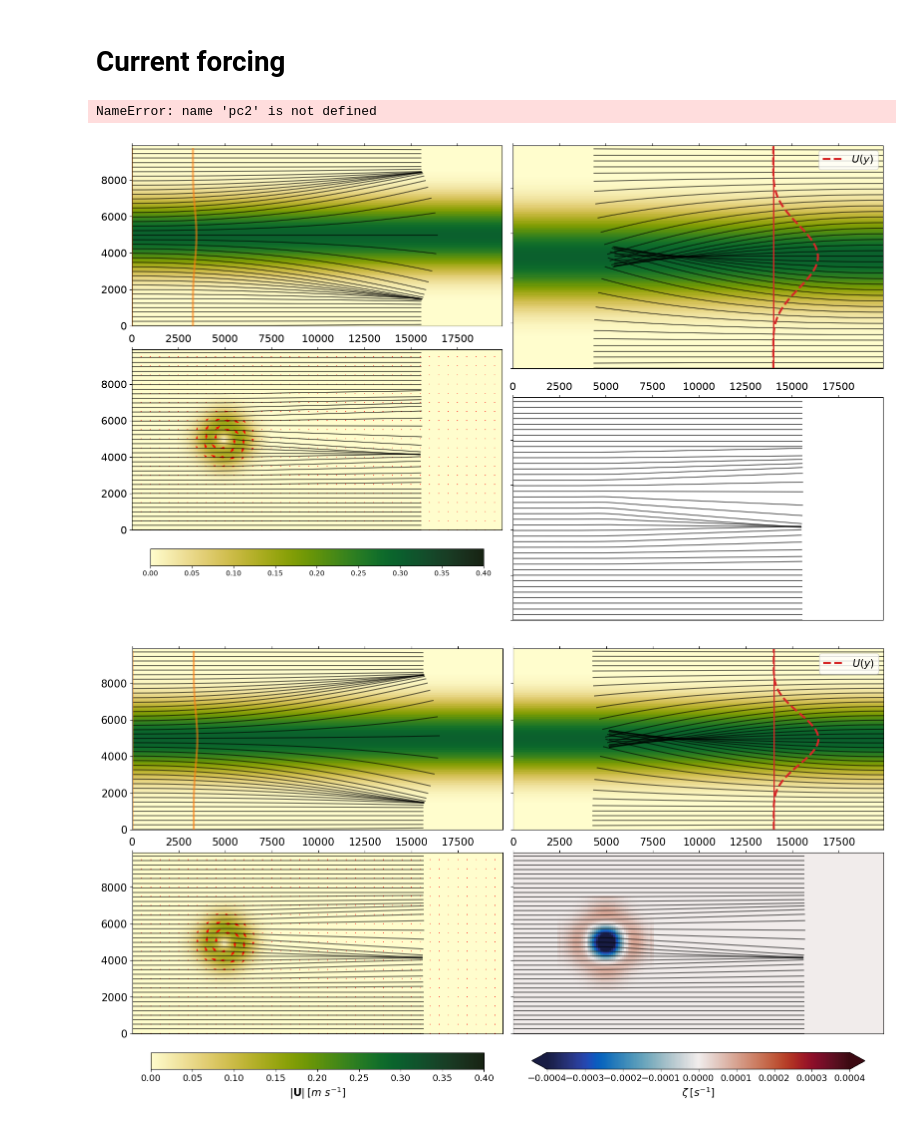
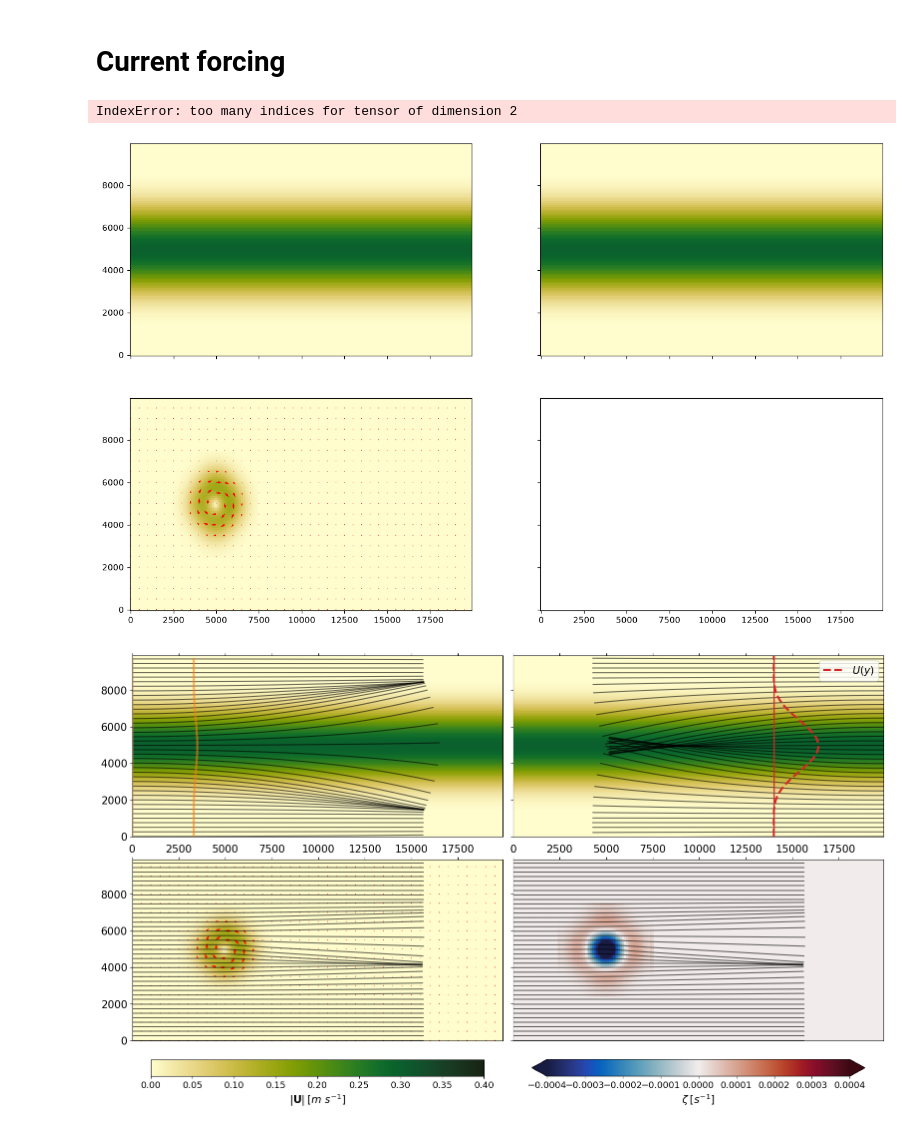
Before and after one commit to OneBoot/ocean_wave_tracing-torch-, a Jupyter notebook: notebooks/idealized_examples.ipynb, the cells around one changed output. Saved outputs shown, nothing was run; the diff lists cells and outputs as text; code cells hidden in the pictures.

```diff
--- a/notebooks/idealized_examples.ipynb
+++ b/notebooks/idealized_examples.ipynb
@@ -87,39 +87,39 @@ qu=ax[1,0].quiver(wt_eddy.x[::q_step],wt_eddy.y[::q_step],
                   wt_eddy.U[0,::q_step,::q_step],wt_eddy.V[0,::q_step,::q_step],
                   color='r', scale=8)
 
-#pc2=ax[1,1].pcolormesh(wt_eddy.x,wt_eddy.y,vorticity[0,:,:],shading='auto',cmap=cmocean.cm.balance,vmin=-4e-4,vmax=4e-4)
+pc2=ax[1,1].pcolormesh(wt_eddy.x,wt_eddy.y,vorticity[0,:],shading='auto',cmap=cmocean.cm.balance,vmin=-4e-4,vmax=4e-4)
 
 #for i,aax in enumerate(ax.flatten()):
 for i,aax in enumerate([ax[0,0],ax[0,1],ax[1,0],ax[1,1]]):
     wt =cases[i]
     for i in range(0,wt_eddy.nb_wave_rays,5):
         aax.plot(wt.ray_x[i,:],wt.ray_y[i,:],'-k',alpha=0.6)
     aax.tick_params(labelsize=fs)
     aax.xaxis.tick_top()
 
 ax[0,0].set_xlim([X0,XN])
 ax[0,0].set_ylim([Y0,YN])
 
 idts = np.arange(0,nt-140,40)
 ax[0,0].plot(wt_jet.ray_x[::5,idts],wt_jet.ray_y[::5,idts],c='tab:orange',lw=3,alpha=0.6)
 
 ax[0,1].plot(wt_jet.x[140]+wt_jet.U[0,:,10]*8000,wt_jet.y,lw=3, ls='--', c='tab:red',label=r'$U(y)$')
 ax[0,1].plot(wt_jet.x[140]+wt_jet.U[0,:,10]*0,wt_jet.y,lw=2, ls='-', c='tab:red')
 ax[0,1].legend(fontsize=fs,loc='upper right')
 
 fig.tight_layout()
 
 cb1=fig.colorbar(pc, ax=[ax[0,0],ax[1,0]], orientation='horizontal',shrink=0.9, pad=0.04)
 cb2=fig.colorbar(pc2, ax=[ax[0,1],ax[1,1]], orientation='horizontal',shrink=0.9, extend='both', pad=0.04)
 cb1.set_label(r'$|\mathbf{U}| \: [m~s^{-1}]$',fontsize=fs)
 cb2.set_label(r'$\zeta \: [s^{-1}] $',fontsize=fs)
 cb1.ax.tick_params(labelsize=fs-2)
 cb2.ax.tick_params(labelsize=fs-2)
 
 #fig.savefig('current_refraction_examples.png',dpi=170)
 # %% [output]
-NameError: name 'pc2' is not defined
+IndexError: too many indices for tensor of dimension 2
-[figure, old version]
+[figure, new version]
 # %%
 # backward object:
 wt_bw = Wave_tracing(-ncin.U_jet[:,:], -ncin.V_zero[idt0,:,:], nx, ny, nt,T,dx,dy,nb_wave_rays=nb_wave_rays,
```
Also changed, not shown: 1 other file.
